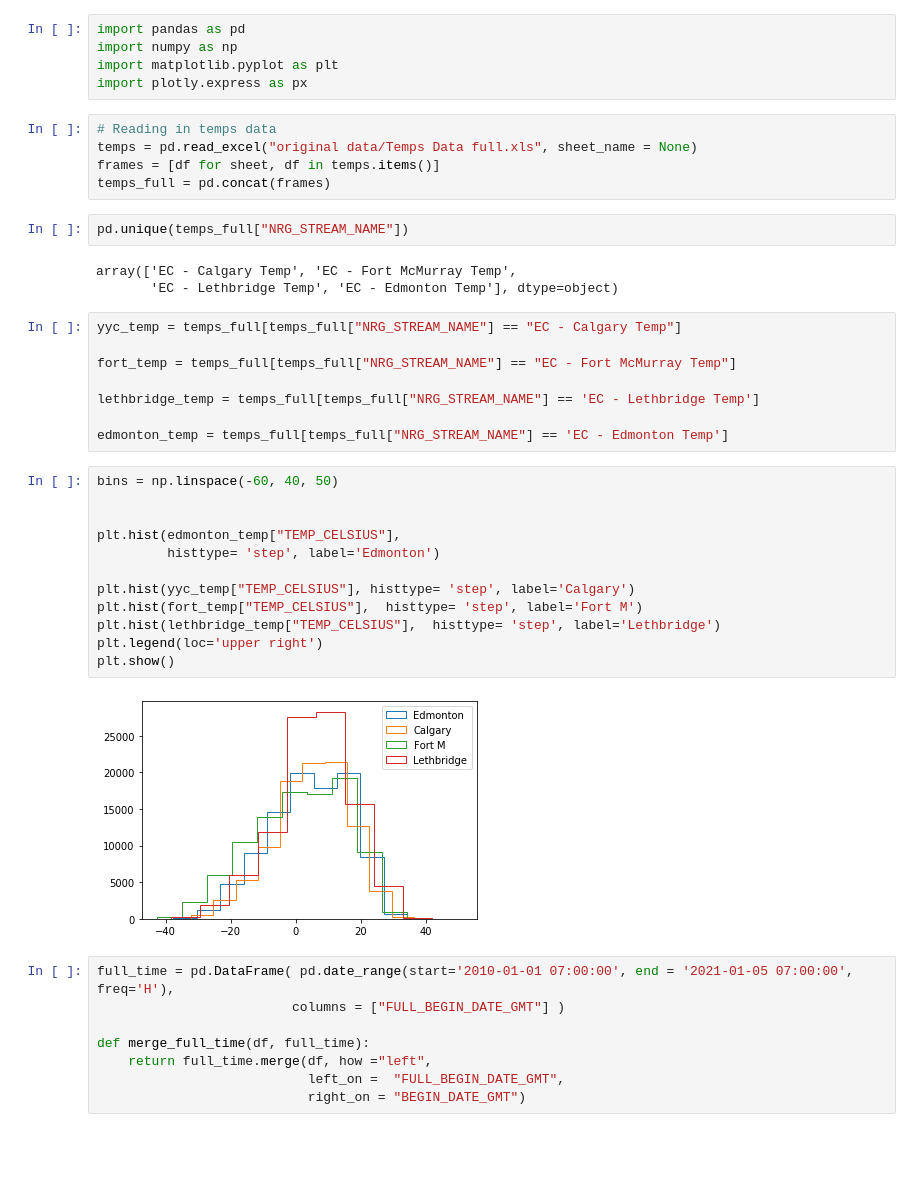
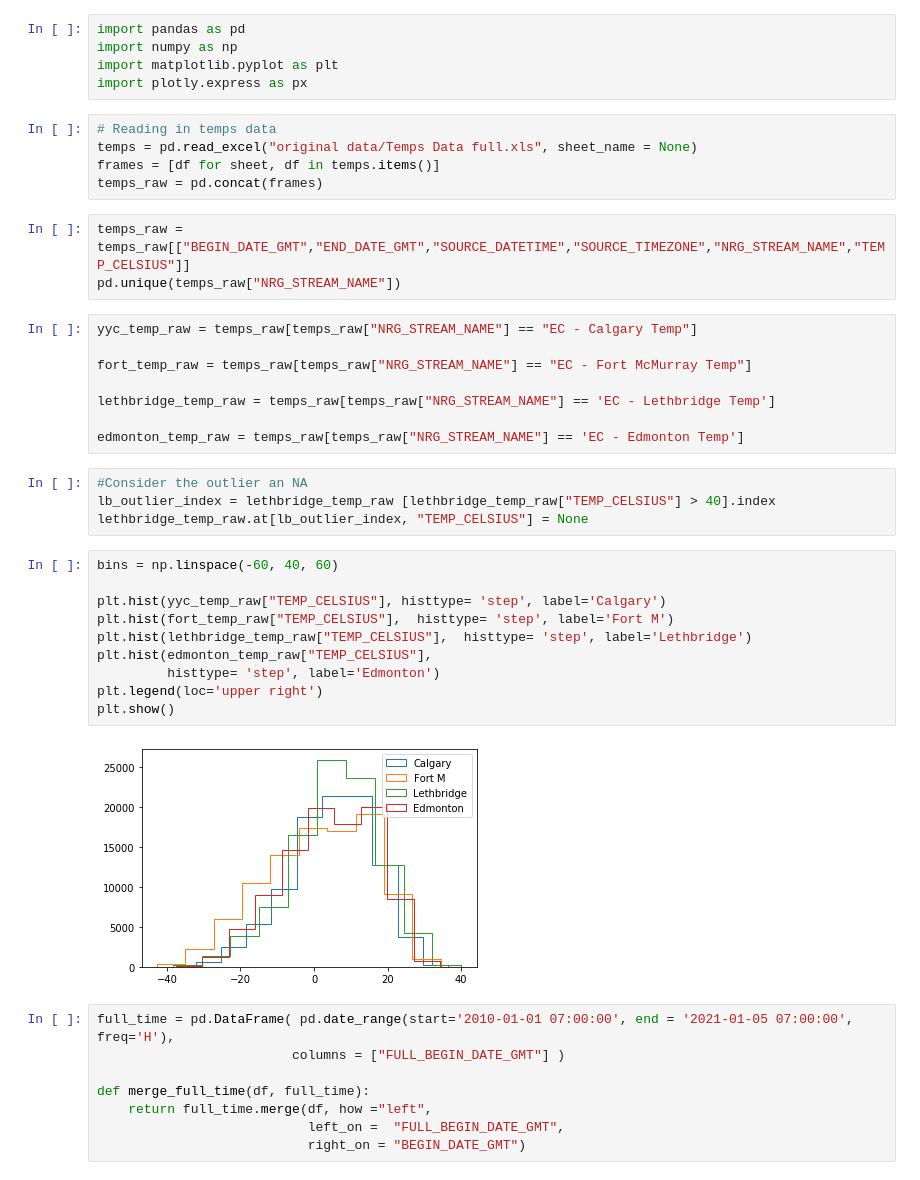
Before and after one commit to plklinh/ECON599_Team1_AlbertaElectricityConsumption, a Jupyter notebook: Cleaning2_Temperatures.ipynb, the cells around one changed output. Drawn from its saved outputs; the diff is of its cells as text; blank space fills up the shorter version.

```diff
--- a/Cleaning2_Temperatures.ipynb
+++ b/Cleaning2_Temperatures.ipynb
@@ -7,34 +7,34 @@ import plotly.express as px
 # Reading in temps data
 temps = pd.read_excel("original data/Temps Data full.xls", sheet_name = None)
 frames = [df for sheet, df in temps.items()]
-temps_full = pd.concat(frames)
+temps_raw = pd.concat(frames)
-# %%
-pd.unique(temps_full["NRG_STREAM_NAME"])
-# %% [output]
-array(['EC - Calgary Temp', 'EC - Fort McMurray Temp',
-       'EC - Lethbridge Temp', 'EC - Edmonton Temp'], dtype=object)
+# %%
+temps_raw = temps_raw[["BEGIN_DATE_GMT","END_DATE_GMT","SOURCE_DATETIME","SOURCE_TIMEZONE","NRG_STREAM_NAME","TEMP_CELSIUS"]]
+pd.unique(temps_raw["NRG_STREAM_NAME"])
 # %%
-yyc_temp = temps_full[temps_full["NRG_STREAM_NAME"] == "EC - Calgary Temp"]
+yyc_temp_raw = temps_raw[temps_raw["NRG_STREAM_NAME"] == "EC - Calgary Temp"]
 
-fort_temp = temps_full[temps_full["NRG_STREAM_NAME"] == "EC - Fort McMurray Temp"]
+fort_temp_raw = temps_raw[temps_raw["NRG_STREAM_NAME"] == "EC - Fort McMurray Temp"]
 
-lethbridge_temp = temps_full[temps_full["NRG_STREAM_NAME"] == 'EC - Lethbridge Temp']
+lethbridge_temp_raw = temps_raw[temps_raw["NRG_STREAM_NAME"] == 'EC - Lethbridge Temp']
 
-edmonton_temp = temps_full[temps_full["NRG_STREAM_NAME"] == 'EC - Edmonton Temp']
+edmonton_temp_raw = temps_raw[temps_raw["NRG_STREAM_NAME"] == 'EC - Edmonton Temp']
+# %%
+#Consider the outlier an NA
+lb_outlier_index = lethbridge_temp_raw [lethbridge_temp_raw["TEMP_CELSIUS"] > 40].index
+lethbridge_temp_raw.at[lb_outlier_index, "TEMP_CELSIUS"] = None
 # %%
-bins = np.linspace(-60, 40, 50)
+bins = np.linspace(-60, 40, 60)
 
-
-plt.hist(edmonton_temp["TEMP_CELSIUS"],
+plt.hist(yyc_temp_raw["TEMP_CELSIUS"], histtype= 'step', label='Calgary')
+plt.hist(fort_temp_raw["TEMP_CELSIUS"],  histtype= 'step', label='Fort M')
+plt.hist(lethbridge_temp_raw["TEMP_CELSIUS"],  histtype= 'step', label='Lethbridge')
+plt.hist(edmonton_temp_raw["TEMP_CELSIUS"],
          histtype= 'step', label='Edmonton')
-
-plt.hist(yyc_temp["TEMP_CELSIUS"], histtype= 'step', label='Calgary')
-plt.hist(fort_temp["TEMP_CELSIUS"],  histtype= 'step', label='Fort M')
-plt.hist(lethbridge_temp["TEMP_CELSIUS"],  histtype= 'step', label='Lethbridge')
 plt.legend(loc='upper right')
 plt.show()
 # %% [output]
-[figure, old version]
+[figure, new version]
 # %%
 full_time = pd.DataFrame( pd.date_range(start='2010-01-01 07:00:00', end = '2021-01-05 07:00:00', freq='H'),
                          columns = ["FULL_BEGIN_DATE_GMT"] )
```
Also changed, not shown: parts of 19 cells of this notebook, 3 other files.
